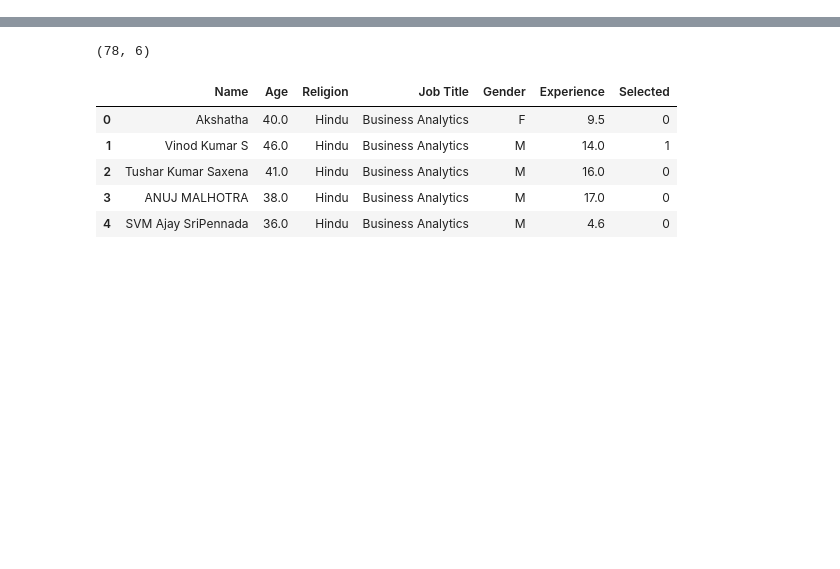
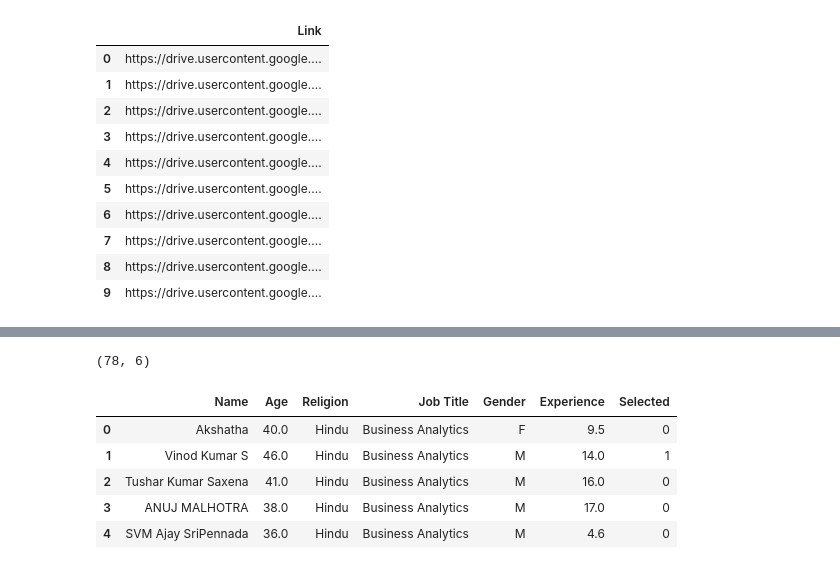
Before and after one commit to Ajay-TR/tr-bias-governance, a Jupyter notebook: ai360.ipynb, the cells around one changed output, grey strips where cells are left out. Saved outputs shown, nothing was run; the diff lists cells and outputs as text; code cells hidden in the pictures; blank space fills up the shorter version.

```diff
--- a/ai360.ipynb
+++ b/ai360.ipynb
@@ -10,0 +29,14 @@ from scipy.stats import f_oneway
+# %%
+resumes
+# %% [output]
+|  | Link |
+| 0 | https://drive.usercontent.google.... |
+| 1 | https://drive.usercontent.google.... |
+| 2 | https://drive.usercontent.google.... |
+| 3 | https://drive.usercontent.google.... |
+| 4 | https://drive.usercontent.google.... |
+| 5 | https://drive.usercontent.google.... |
+| 6 | https://drive.usercontent.google.... |
+| 7 | https://drive.usercontent.google.... |
+| 8 | https://drive.usercontent.google.... |
+| 9 | https://drive.usercontent.google.... |
```
Also changed, not shown: parts of 11 cells of this notebook.
